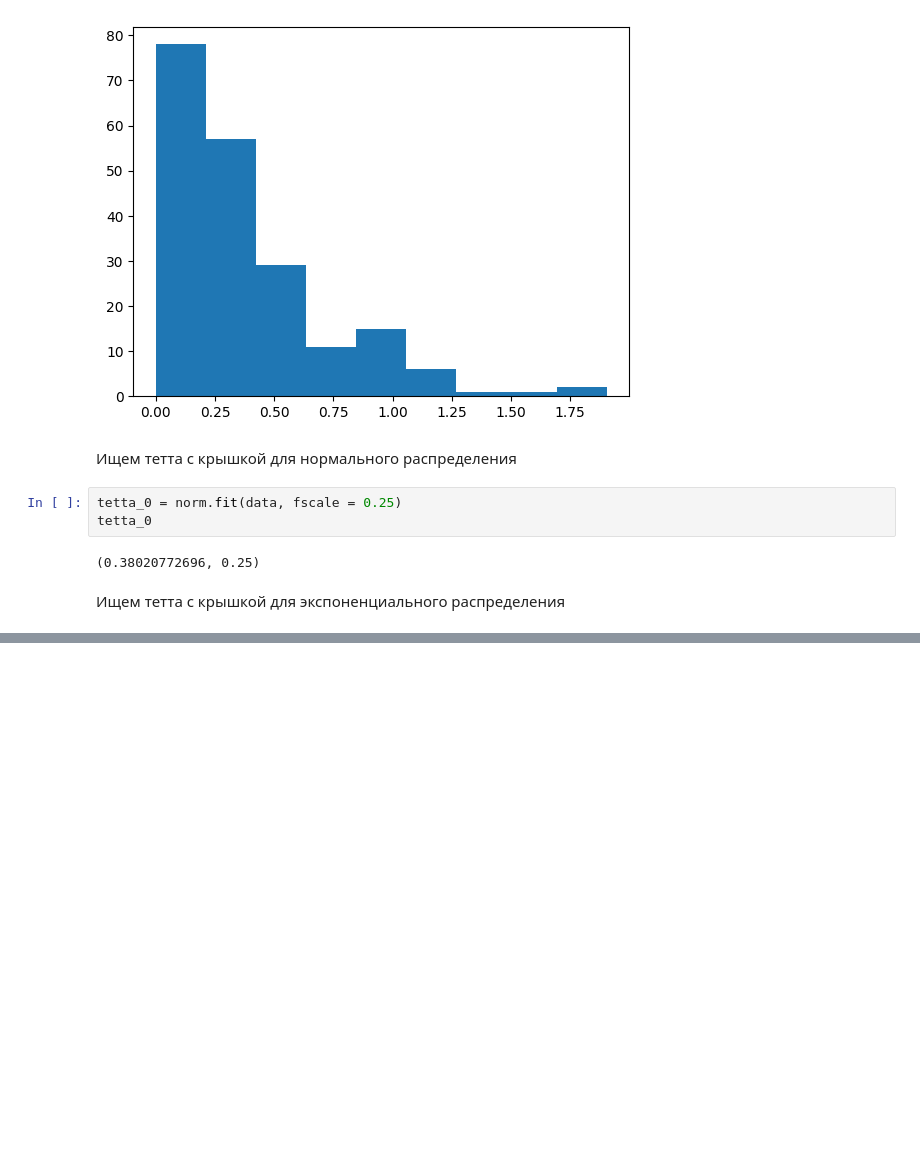
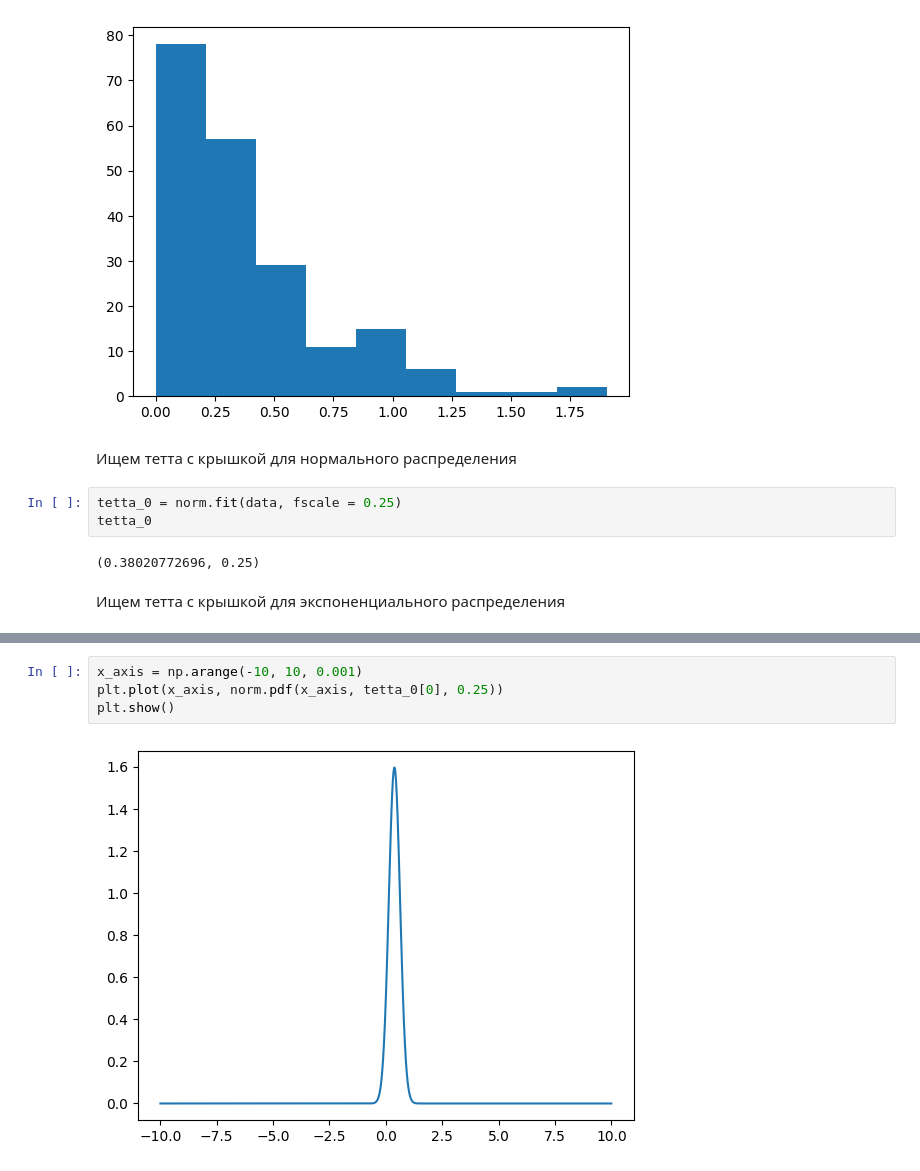
Before and after one commit to feelitbreak/tpmsLab, a Jupyter notebook: tpmsLab.ipynb, the cells around one changed output, grey strips where cells are left out. Drawn from its saved outputs; the diff is of its cells as text; blank space fills up the shorter version.

```diff
--- a/tpmsLab.ipynb
+++ b/tpmsLab.ipynb
@@ -67,0 +68,6 @@ tetta_1
+# %%
+x_axis = np.arange(-10, 10, 0.001)
+plt.plot(x_axis, norm.pdf(x_axis, tetta_0[0], 0.25))
+plt.show()
+# %% [output]
+[figure, added]
```
Also changed, not shown: parts of 2 cells of this notebook.
